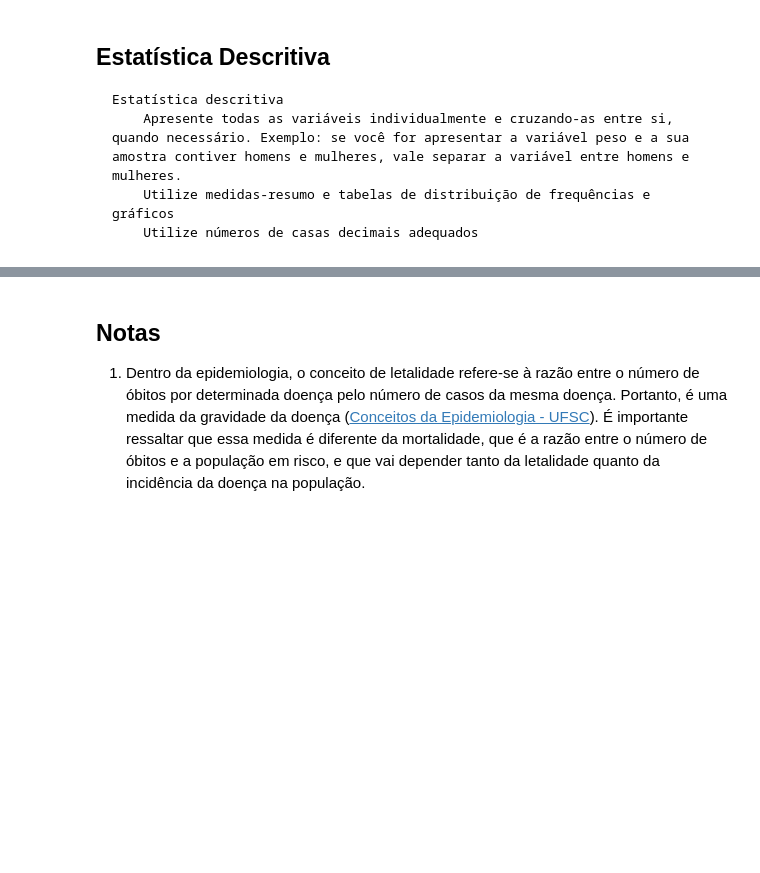
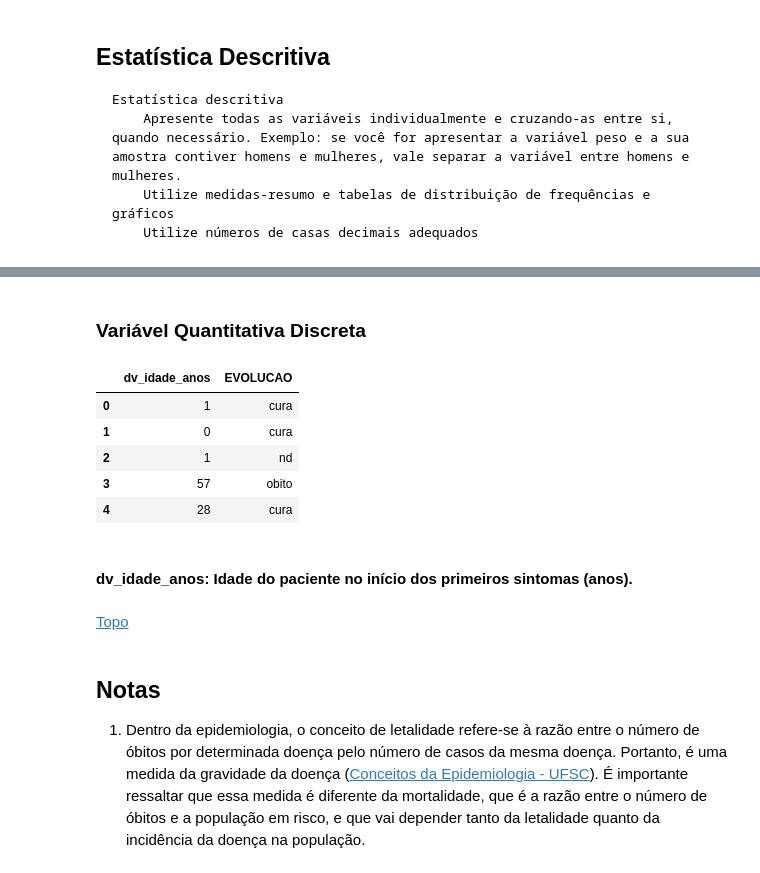
Before and after one commit to victor-marchesini/myfastpage, a Jupyter notebook: _notebooks/2021-06-06-AtividadeFinal-Parte1.ipynb, the cells around one changed output, grey strips where cells are left out. Drawn from its saved outputs; the diff is of its cells as text; code cells hidden in the pictures; blank space fills up the shorter version.

```diff
--- a/_notebooks/2021-06-06-AtividadeFinal-Parte1.ipynb
+++ b/_notebooks/2021-06-06-AtividadeFinal-Parte1.ipynb
@@ -1045,3 +842,36 @@ show_table(df,'dadkalk',cols_left=None,use_index=1,drop_original_index=False,mul
+# %% [markdown]
+### Variável Quantitativa Discreta
+# %%
+#hide
+
+df = df_srag[integer_cols + ['EVOLUCAO']]
+df.head()
+# %% [output]
+|  | dv_idade_anos | EVOLUCAO |
+| 0 | 1 | cura |
+| 1 | 0 | cura |
+| 2 | 1 | nd |
+| 3 | 57 | obito |
+| 4 | 28 | cura |
+# %%
+#hide_input
+
+for variable in integer_cols:
+    id_str = f'{variable}: {var_dict[variable]}'.replace(' ','-')
+    display(HTML(f'<h4 id="{id_str}">{variable}: {var_dict[variable]}</h4>'))
+    display(HTML('<a href="/usp_eah5002/2021/06/06/AtividadeFinal-Parte1.html#">Topo</a>'))
+
+    columns = [variable]
+    if variable != 'EVOLUCAO':
+        columns += ['EVOLUCAO']
+
+    df = df_srag[columns]
+#     n_tables = show_tables_and_graph(df,table_count,graph_count)
+#     table_count += n_tables
+#     graph_count += 1
+# %% [output]
+dv_idade_anos: Idade do paciente no início dos primeiros sintomas (anos).
+Topo
 # %% [markdown]
 ## Notas
 
```
Also changed, not shown: parts of 49 cells of this notebook.
